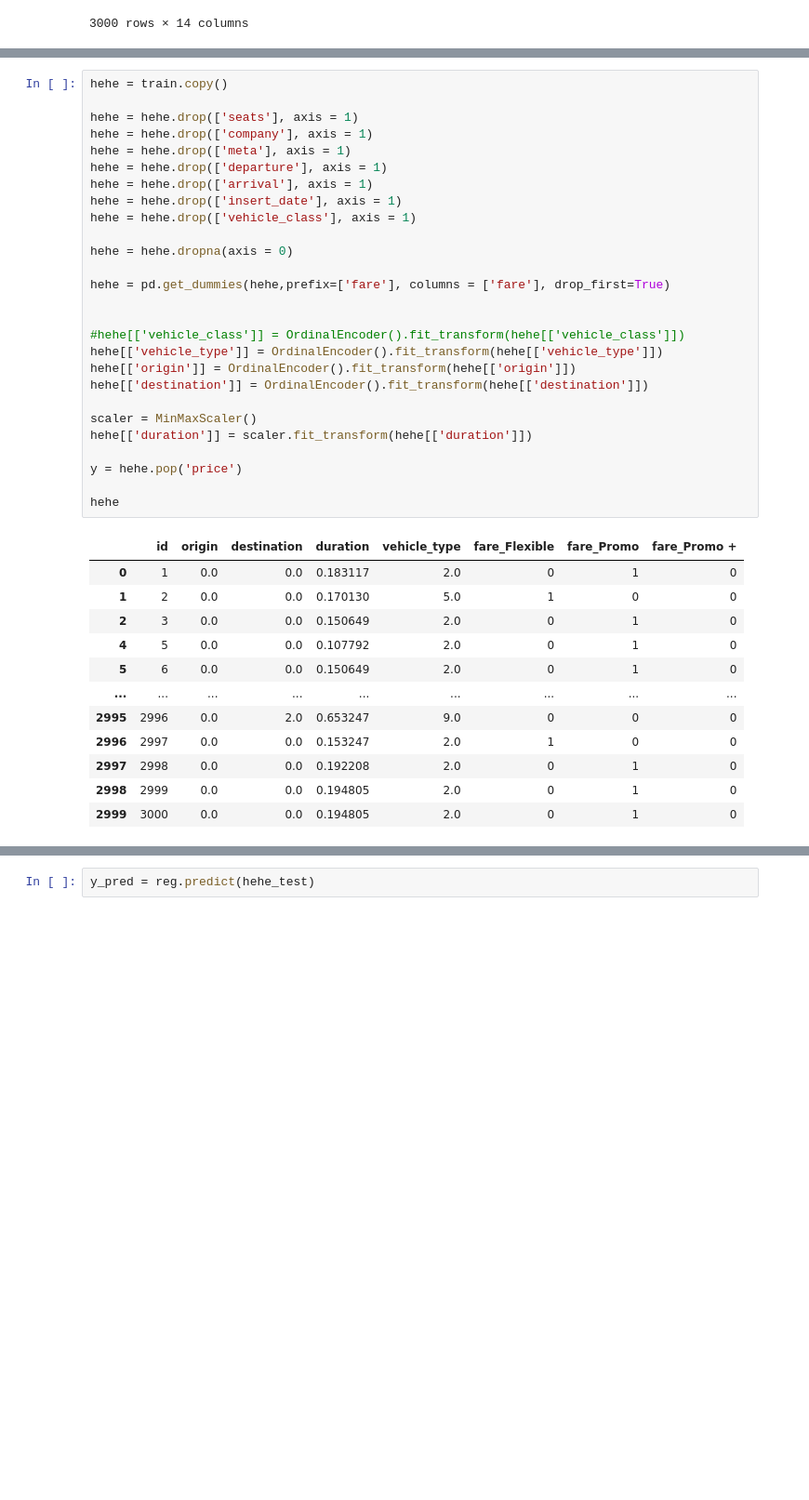
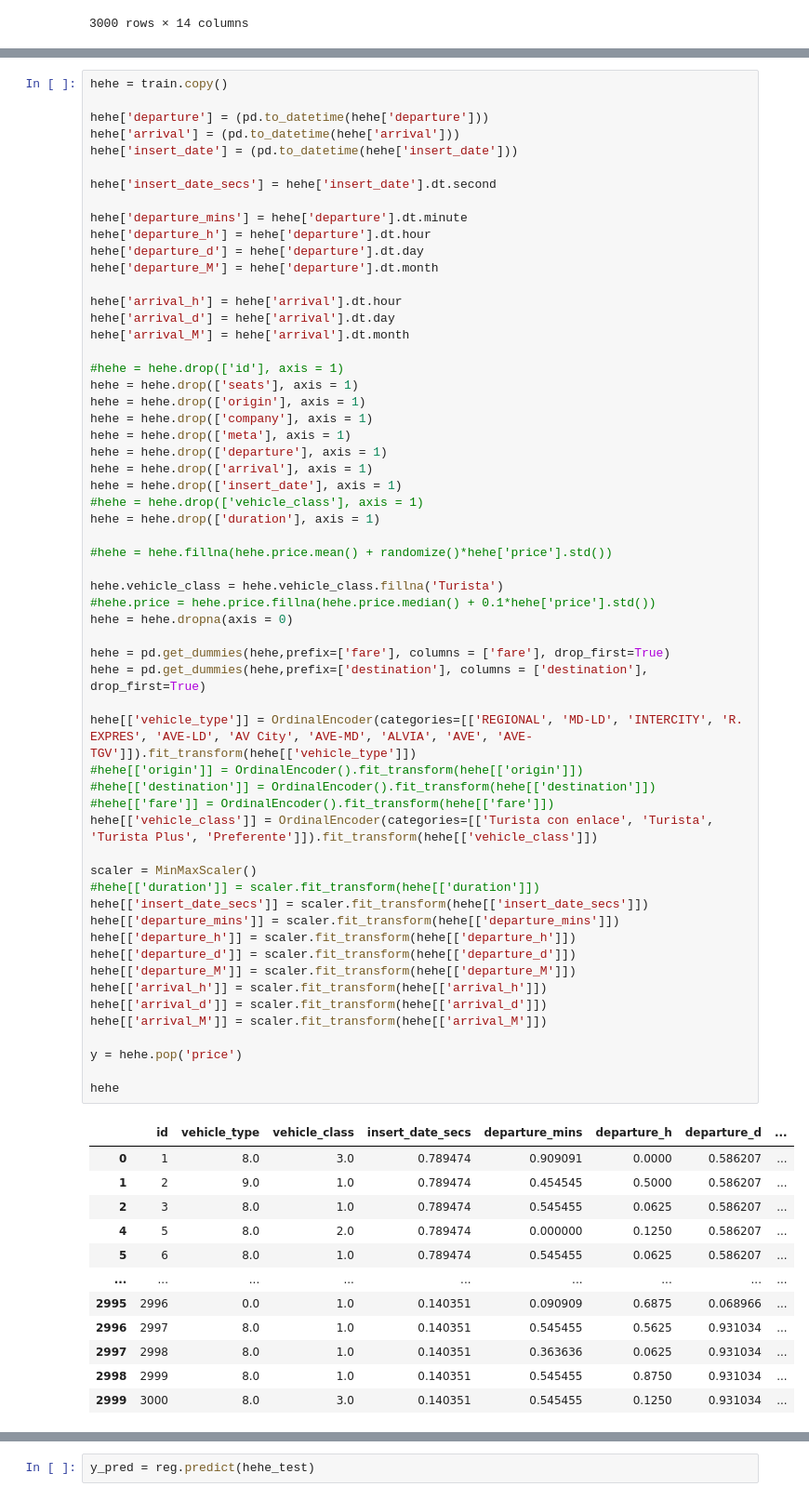
Before and after one commit to OhhTuRnz/Trasteo_academy, a Jupyter notebook: Trasteo_regresion_trenes.ipynb, the cells around one changed output, grey strips where cells are left out. Shown at 93% size. Drawn from its saved outputs; the diff is of its cells as text; blank space fills up the shorter version.

```diff
--- a/Trasteo_regresion_trenes.ipynb
+++ b/Trasteo_regresion_trenes.ipynb
@@ -65,40 +76,71 @@ train
 # %%
 hehe = train.copy()
 
+hehe['departure'] = (pd.to_datetime(hehe['departure']))
+hehe['arrival'] = (pd.to_datetime(hehe['arrival']))
+hehe['insert_date'] = (pd.to_datetime(hehe['insert_date']))
+
+hehe['insert_date_secs'] = hehe['insert_date'].dt.second
+
+hehe['departure_mins'] = hehe['departure'].dt.minute
+hehe['departure_h'] = hehe['departure'].dt.hour
+hehe['departure_d'] = hehe['departure'].dt.day
+hehe['departure_M'] = hehe['departure'].dt.month
+
+hehe['arrival_h'] = hehe['arrival'].dt.hour
+hehe['arrival_d'] = hehe['arrival'].dt.day
+hehe['arrival_M'] = hehe['arrival'].dt.month
+
+#hehe = hehe.drop(['id'], axis = 1)
 hehe = hehe.drop(['seats'], axis = 1)
+hehe = hehe.drop(['origin'], axis = 1)
 hehe = hehe.drop(['company'], axis = 1)
 hehe = hehe.drop(['meta'], axis = 1)
 hehe = hehe.drop(['departure'], axis = 1)
 hehe = hehe.drop(['arrival'], axis = 1)
 hehe = hehe.drop(['insert_date'], axis = 1)
-hehe = hehe.drop(['vehicle_class'], axis = 1)
+#hehe = hehe.drop(['vehicle_class'], axis = 1)
+hehe = hehe.drop(['duration'], axis = 1)
 
+#hehe = hehe.fillna(hehe.price.mean() + randomize()*hehe['price'].std())
+
+hehe.vehicle_class = hehe.vehicle_class.fillna('Turista')
+#hehe.price = hehe.price.fillna(hehe.price.median() + 0.1*hehe['price'].std())
 hehe = hehe.dropna(axis = 0)
 
 hehe = pd.get_dummies(hehe,prefix=['fare'], columns = ['fare'], drop_first=True)
+hehe = pd.get_dummies(hehe,prefix=['destination'], columns = ['destination'], drop_first=True)
 
-
-#hehe[['vehicle_class']] = OrdinalEncoder().fit_transform(hehe[['vehicle_class']])
-hehe[['vehicle_type']] = OrdinalEncoder().fit_transform(hehe[['vehicle_type']])
-hehe[['origin']] = OrdinalEncoder().fit_transform(hehe[['origin']])
-hehe[['destination']] = OrdinalEncoder().fit_transform(hehe[['destination']])
+hehe[['vehicle_type']] = OrdinalEncoder(categories=[['REGIONAL', 'MD-LD', 'INTERCITY', 'R. EXPRES', 'AVE-LD', 'AV City', 'AVE-MD', 'ALVIA', 'AVE', 'AVE-TGV']]).fit_transform(hehe[['vehicle_type']])
+#hehe[['origin']] = OrdinalEncoder().fit_transform(hehe[['origin']])
+#hehe[['destination']] = OrdinalEncoder().fit_transform(hehe[['destination']])
+#hehe[['fare']] = OrdinalEncoder().fit_transform(hehe[['fare']])
+hehe[['vehicle_class']] = OrdinalEncoder(categories=[['Turista con enlace', 'Turista', 'Turista Plus', 'Preferente']]).fit_transform(hehe[['vehicle_class']])
 
 scaler = MinMaxScaler()
-hehe[['duration']] = scaler.fit_transform(hehe[['duration']])
+#hehe[['duration']] = scaler.fit_transform(hehe[['duration']])
+hehe[['insert_date_secs']] = scaler.fit_transform(hehe[['insert_date_secs']])
+hehe[['departure_mins']] = scaler.fit_transform(hehe[['departure_mins']])
+hehe[['departure_h']] = scaler.fit_transform(hehe[['departure_h']])
+hehe[['departure_d']] = scaler.fit_transform(hehe[['departure_d']])
+hehe[['departure_M']] = scaler.fit_transform(hehe[['departure_M']])
+hehe[['arrival_h']] = scaler.fit_transform(hehe[['arrival_h']])
+hehe[['arrival_d']] = scaler.fit_transform(hehe[['arrival_d']])
+hehe[['arrival_M']] = scaler.fit_transform(hehe[['arrival_M']])
 
 y = hehe.pop('price')
 
 hehe
 # %% [output]
-|  | id | origin | destination | duration | vehicle_type | fare_Flexible | fare_Promo | fare_Promo + |
-| 0 | 1 | 0.0 | 0.0 | 0.183117 | 2.0 | 0 | 1 | 0 |
-| 1 | 2 | 0.0 | 0.0 | 0.170130 | 5.0 | 1 | 0 | 0 |
-| 2 | 3 | 0.0 | 0.0 | 0.150649 | 2.0 | 0 | 1 | 0 |
-| 4 | 5 | 0.0 | 0.0 | 0.107792 | 2.0 | 0 | 1 | 0 |
-| 5 | 6 | 0.0 | 0.0 | 0.150649 | 2.0 | 0 | 1 | 0 |
+|  | id | vehicle_type | vehicle_class | insert_date_secs | departure_mins | departure_h | departure_d | ... |
+| 0 | 1 | 8.0 | 3.0 | 0.789474 | 0.909091 | 0.0000 | 0.586207 | ... |
+| 1 | 2 | 9.0 | 1.0 | 0.789474 | 0.454545 | 0.5000 | 0.586207 | ... |
+| 2 | 3 | 8.0 | 1.0 | 0.789474 | 0.545455 | 0.0625 | 0.586207 | ... |
+| 4 | 5 | 8.0 | 2.0 | 0.789474 | 0.000000 | 0.1250 | 0.586207 | ... |
+| 5 | 6 | 8.0 | 1.0 | 0.789474 | 0.545455 | 0.0625 | 0.586207 | ... |
 | ... | ... | ... | ... | ... | ... | ... | ... | ... |
-| 2995 | 2996 | 0.0 | 2.0 | 0.653247 | 9.0 | 0 | 0 | 0 |
-| 2996 | 2997 | 0.0 | 0.0 | 0.153247 | 2.0 | 1 | 0 | 0 |
-| 2997 | 2998 | 0.0 | 0.0 | 0.192208 | 2.0 | 0 | 1 | 0 |
-| 2998 | 2999 | 0.0 | 0.0 | 0.194805 | 2.0 | 0 | 1 | 0 |
-| 2999 | 3000 | 0.0 | 0.0 | 0.194805 | 2.0 | 0 | 1 | 0 |
+| 2995 | 2996 | 0.0 | 1.0 | 0.140351 | 0.090909 | 0.6875 | 0.068966 | ... |
+| 2996 | 2997 | 8.0 | 1.0 | 0.140351 | 0.545455 | 0.5625 | 0.931034 | ... |
+| 2997 | 2998 | 8.0 | 1.0 | 0.140351 | 0.363636 | 0.0625 | 0.931034 | ... |
+| 2998 | 2999 | 8.0 | 1.0 | 0.140351 | 0.545455 | 0.8750 | 0.931034 | ... |
+| 2999 | 3000 | 8.0 | 3.0 | 0.140351 | 0.545455 | 0.1250 | 0.931034 | ... |
```
Also changed, not shown: parts of 19 cells of this notebook.
